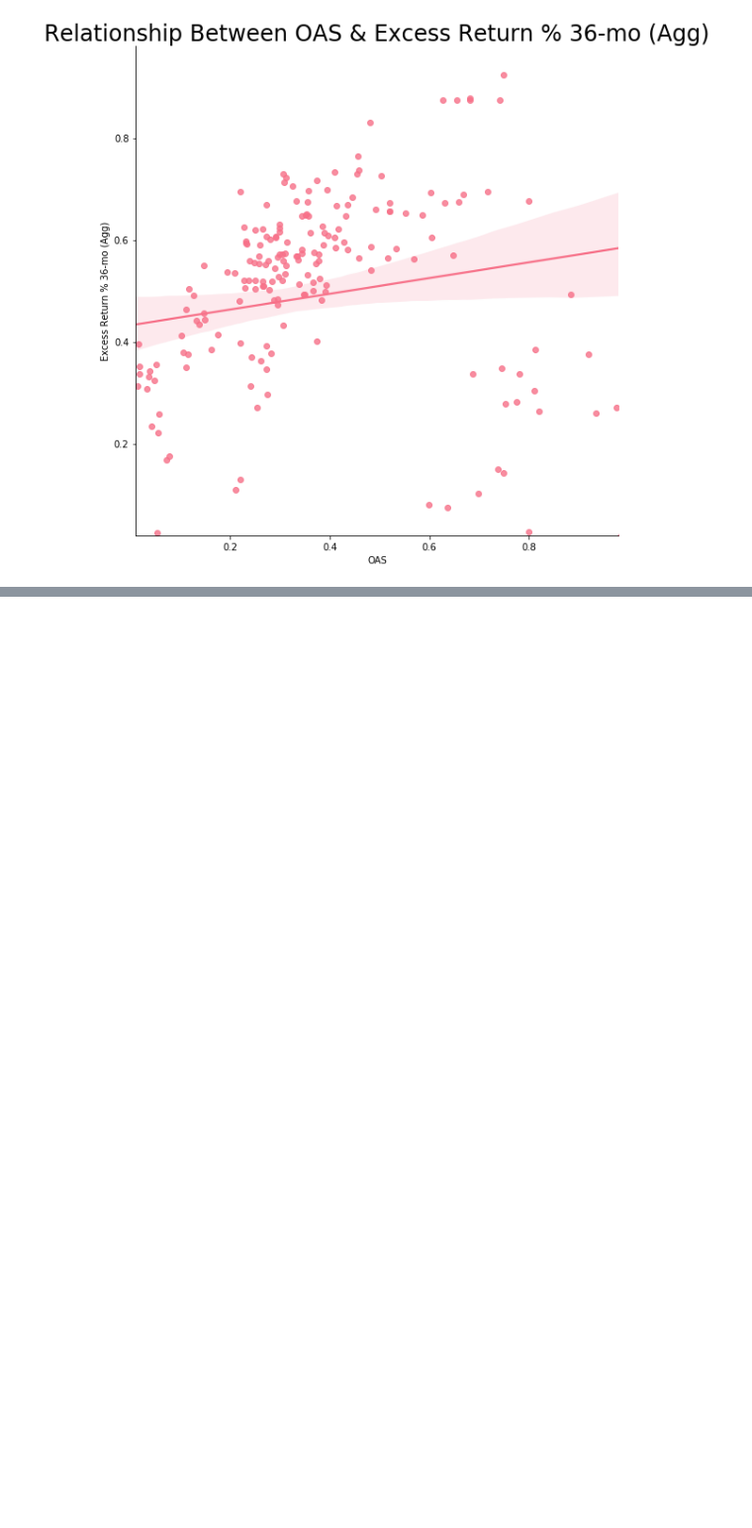
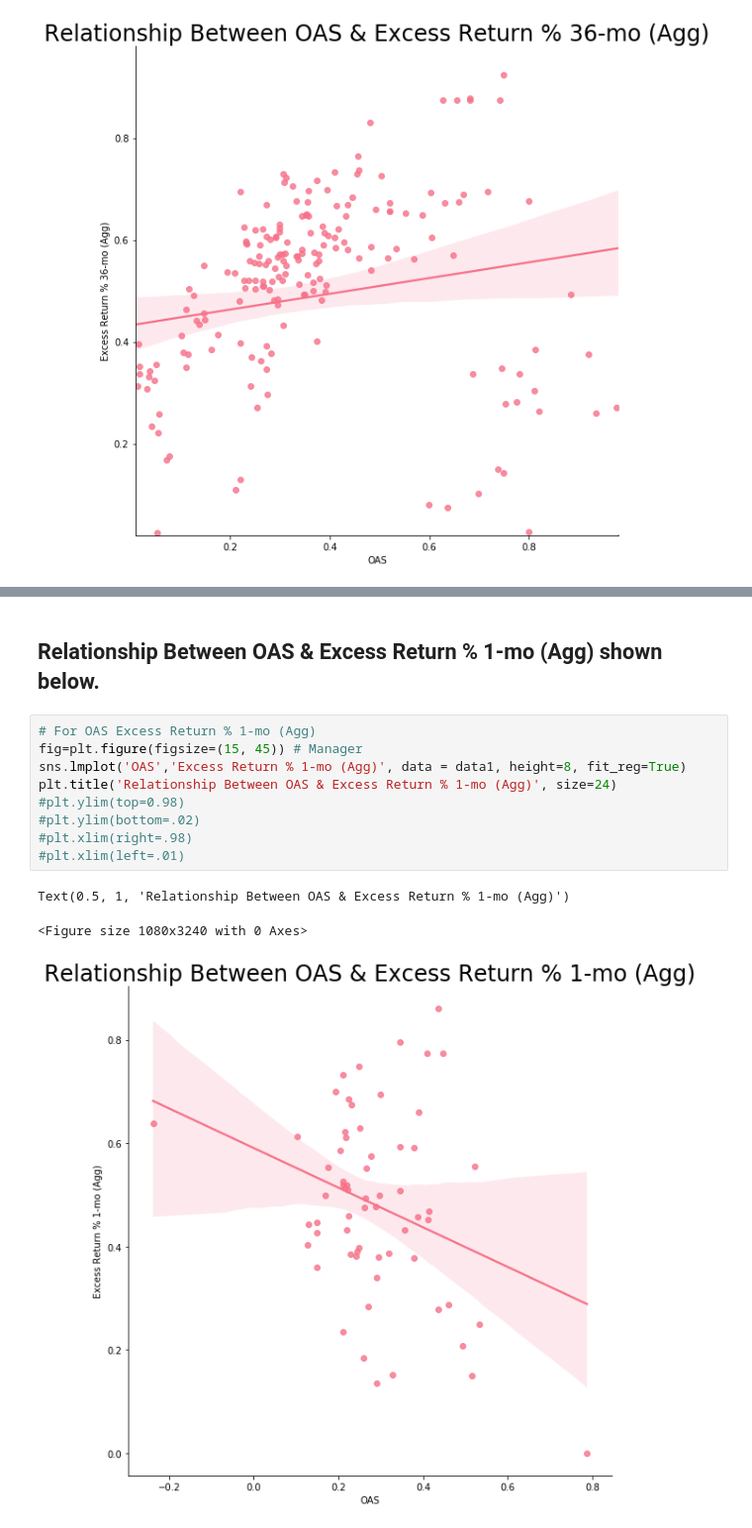
Before and after one commit to valazeinali/BoydWatterson, a Jupyter notebook: BoydWatterson/Analysis of Min_Max Data_NO_Outliers_EM.ipynb, the cells around one changed output, grey strips where cells are left out. Shown at 99% size. Saved outputs shown, nothing was run; the diff lists cells and outputs as text; blank space fills up the shorter version.

```diff
--- a/BoydWatterson/Analysis of Min_Max Data_NO_Outliers_EM.ipynb
+++ b/BoydWatterson/Analysis of Min_Max Data_NO_Outliers_EM.ipynb
@@ -259,0 +307,15 @@ plt.xlim(left=.01)
+# %% [markdown]
+## Relationship Between OAS & Excess Return % 1-mo (Agg) shown below.
+# %%
+# For OAS Excess Return % 1-mo (Agg)
+fig=plt.figure(figsize=(15, 45)) # Manager
+sns.lmplot('OAS','Excess Return % 1-mo (Agg)', data = data1, height=8, fit_reg=True)
+plt.title('Relationship Between OAS & Excess Return % 1-mo (Agg)', size=24)
+#plt.ylim(top=0.98)
+#plt.ylim(bottom=.02)
+#plt.xlim(right=.98)
+#plt.xlim(left=.01)
+# %% [output]
+Text(0.5, 1, 'Relationship Between OAS & Excess Return % 1-mo (Agg)')
+<Figure size 1080x3240 with 0 Axes>
+[figure, added]
```
Also changed, not shown: parts of 94 cells of this notebook.
